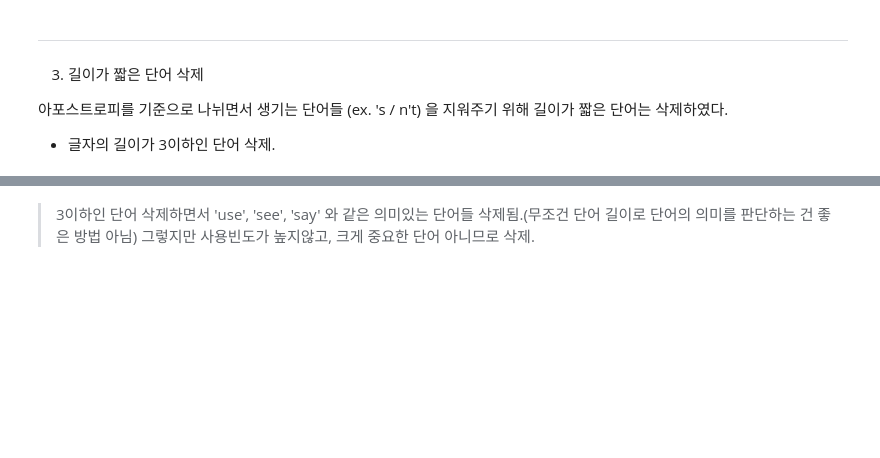
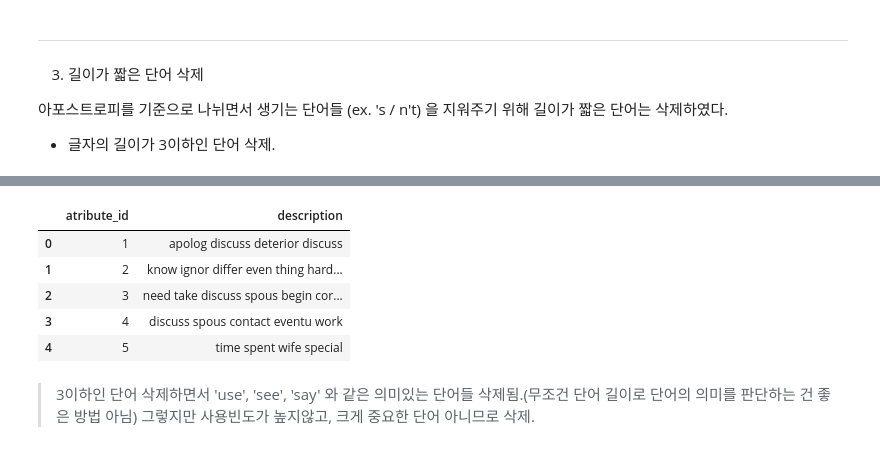
Before and after one commit to dav1n9/DAP, a Jupyter notebook: divorce.ipynb, the cells around one changed output, grey strips where cells are left out. Cells and saved outputs as stored; diff of their text form; code cells hidden in the pictures; blank space fills up the shorter version.

```diff
--- a/divorce.ipynb
+++ b/divorce.ipynb
@@ -580,3 +560,12 @@ See the caveats in the documentation: https://pandas.pydata.org/pandas-docs/stab
+# %%
+data_reference.head()
+# %% [output]
+|  | atribute_id | description |
+| 0 | 1 | apolog discuss deterior discuss |
+| 1 | 2 | know ignor differ even thing hard... |
+| 2 | 3 | need take discuss spous begin cor... |
+| 3 | 4 | discuss spous contact eventu work |
+| 4 | 5 | time spent wife special |
 # %% [markdown]
 
 > 3이하인 단어 삭제하면서 'use', 'see', 'say' 와 같은 의미있는 단어들 삭제됨.(무조건 단어 길이로 단어의 의미를 판단하는 건 좋은 방법 아님)
```
Also changed, not shown: parts of 7 cells of this notebook.
